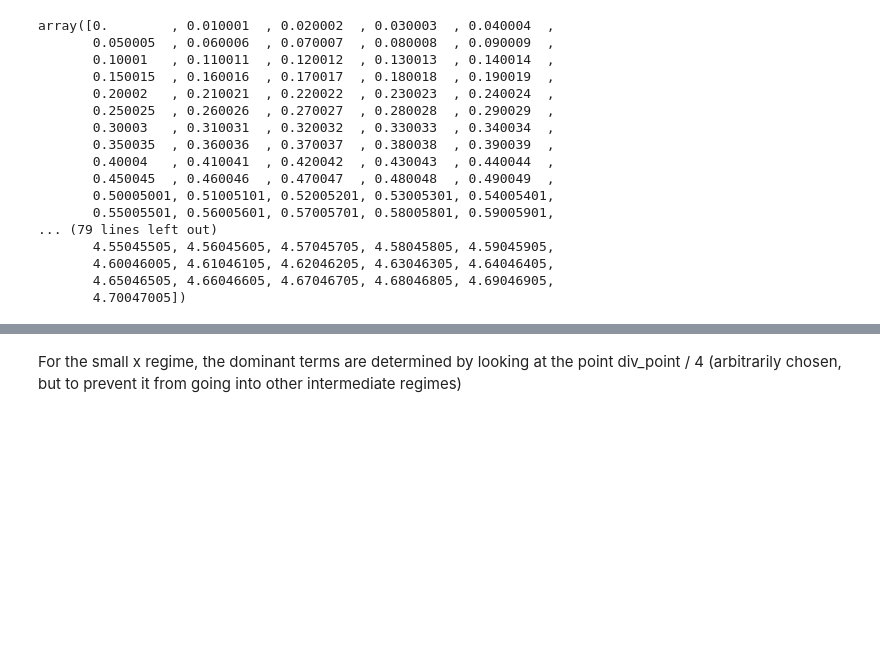
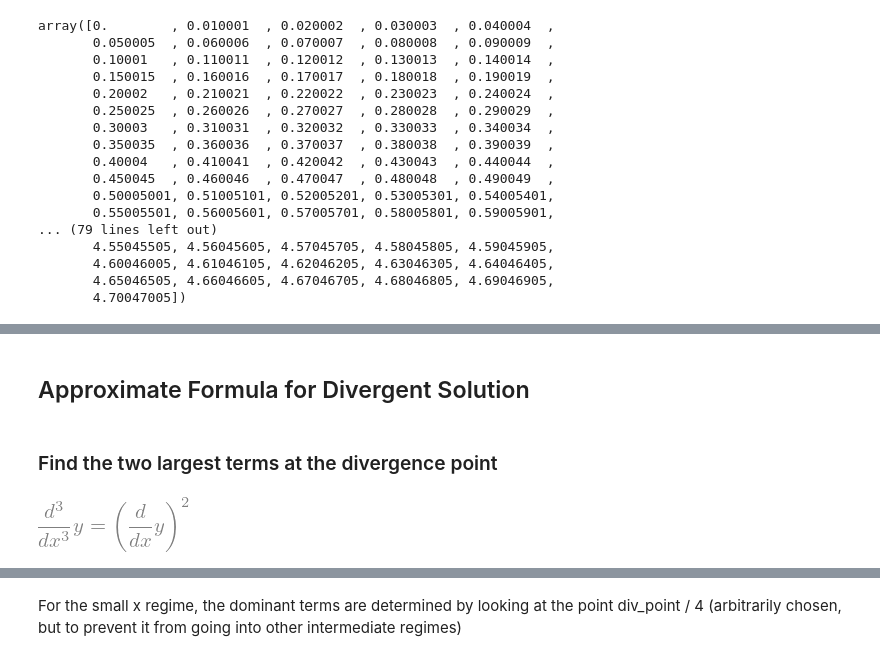
Before and after one commit to kayliehausknecht/AM201-Dataset, a Jupyter notebook: Code/new_ODE_solver.ipynb, the cells around one changed output, grey strips where cells are left out. Saved outputs shown, nothing was run; the diff lists cells and outputs as text; code cells hidden in the pictures; blank space fills up the shorter version.

```diff
--- a/Code/new_ODE_solver.ipynb
+++ b/Code/new_ODE_solver.ipynb
@@ -522,0 +510,37 @@ div_point
+# %% [markdown]
+## Approximate Formula for Divergent Solution
+# %% [markdown]
+### Find the two largest terms at the divergence point
+# %%
+from sympy import Derivative, symbols
+
+# Define the symbolic variable y and x
+y, x = symbols('y x')
+
+# Function to translate terms into differential forms
+def translate_to_differential(expr):
+    return expr.subs({y0: y, y1: Derivative(y, x), y2: Derivative(y, x, x)})
+
+# Assuming new_terms, solution_with_y3, and other variables are already defined as per your context
+
+# Steps to find indices of two largest terms at the last x-value
+last_x_value = solution_with_y3.t[-1]
+evaluated_at_last_x = [abs(term[-1]) for term in list_of_terms]
+evaluated_at_last_x.append(abs(term5[-1]))  # Including term5 (sum of all terms)
+terms_with_index = [(i, value) for i, value in enumerate(evaluated_at_last_x)]
+terms_with_index.sort(key=lambda x: x[1], reverse=True)
+largest_terms_indices = [terms_with_index[0][0], terms_with_index[1][0]]
+
+# Translate the largest term into its differential form
+largest_term_index = largest_terms_indices[0]
+largest_term_expression = new_terms[largest_term_index] if largest_term_index < len(new_terms) else None
+
+largest_term_differential = translate_to_differential(largest_term_expression) \
+if largest_term_expression is not None else None
+
+# Define an equation where the third derivative of y is equal to the largest term's differential
+y_triple_prime_equation = Eq(Derivative(y, x, x, x), largest_term_differential)
+
+y_triple_prime_equation
+# %% [output]
+[figure, added]
```
Also changed, not shown: parts of 18 cells of this notebook.
